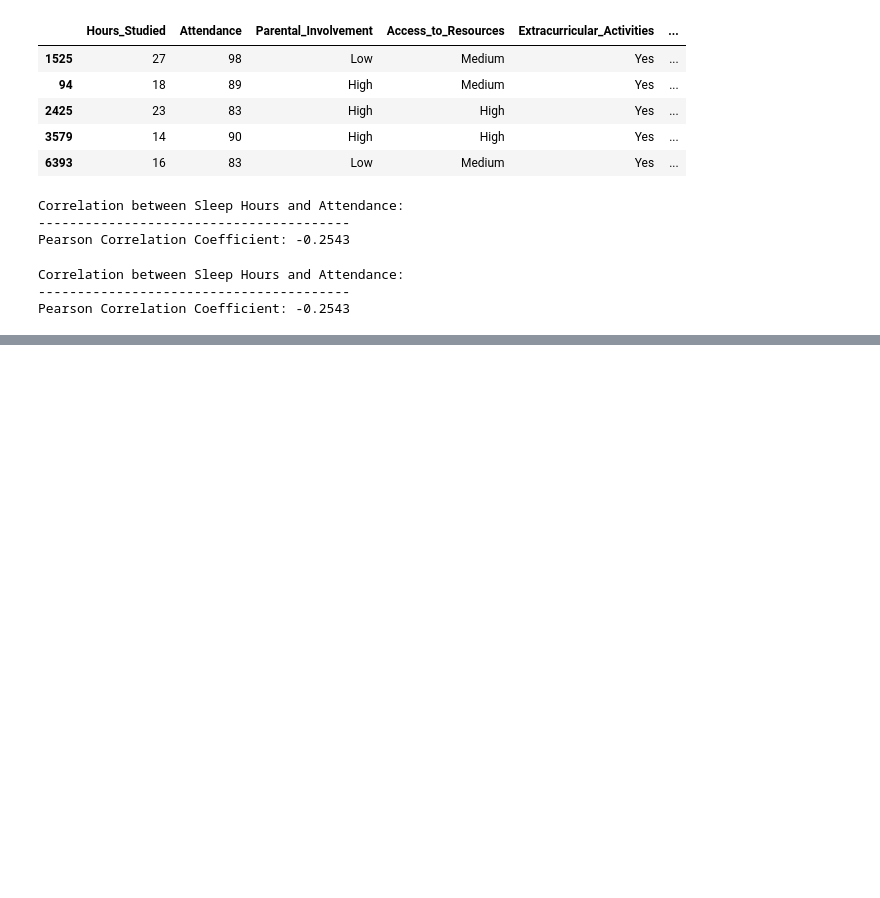
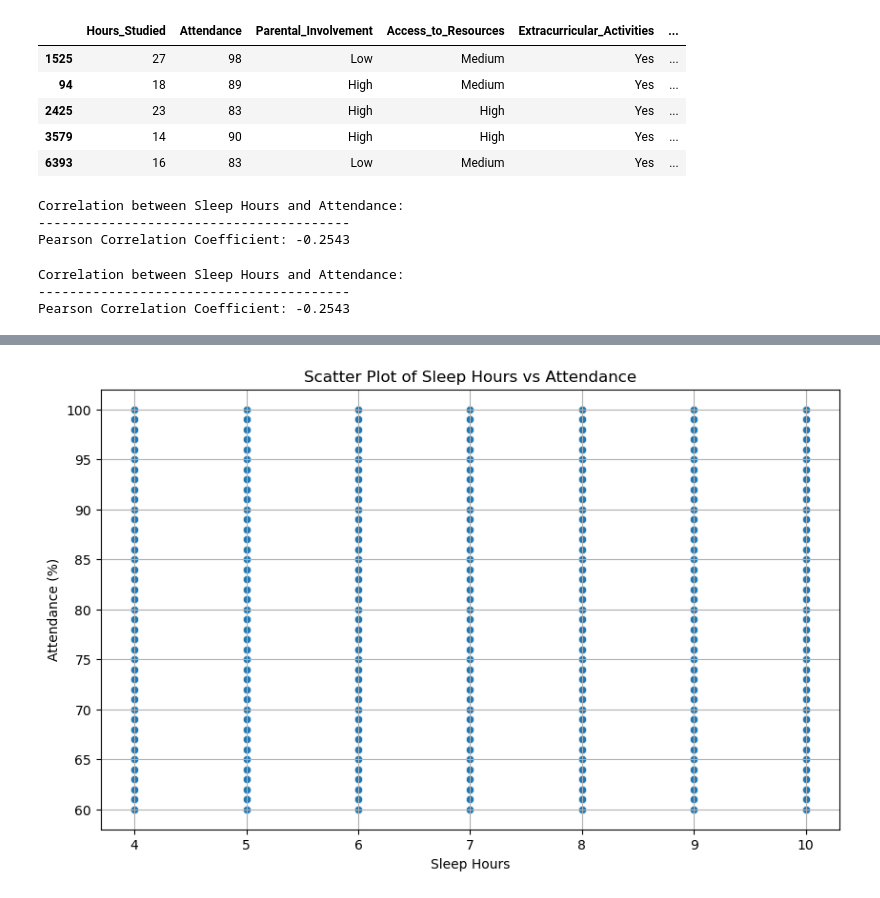
Before and after one commit to mgreiss/Project-1---SMU, a Jupyter notebook: dataExploration.ipynb, the cells around one changed output, grey strips where cells are left out. Cells and saved outputs as stored; diff of their text form; code cells hidden in the pictures; blank space fills up the shorter version.

```diff
--- a/dataExploration.ipynb
+++ b/dataExploration.ipynb
@@ -67,0 +62,10 @@ Pearson Correlation Coefficient: -0.2543
+# %%
+plt.figure(figsize=(10,6))
+sns.scatterplot(data=student_df, x='Sleep_Hours', y='Attendance')
+plt.title('Scatter Plot of Sleep Hours vs Attendance')
+plt.xlabel('Sleep Hours')
+plt.ylabel('Attendance (%)')
+plt.grid(True)
+plt.show()
+# %% [output]
+[figure, added]
```
Also changed, not shown: parts of 17 cells of this notebook, 7 other files.
